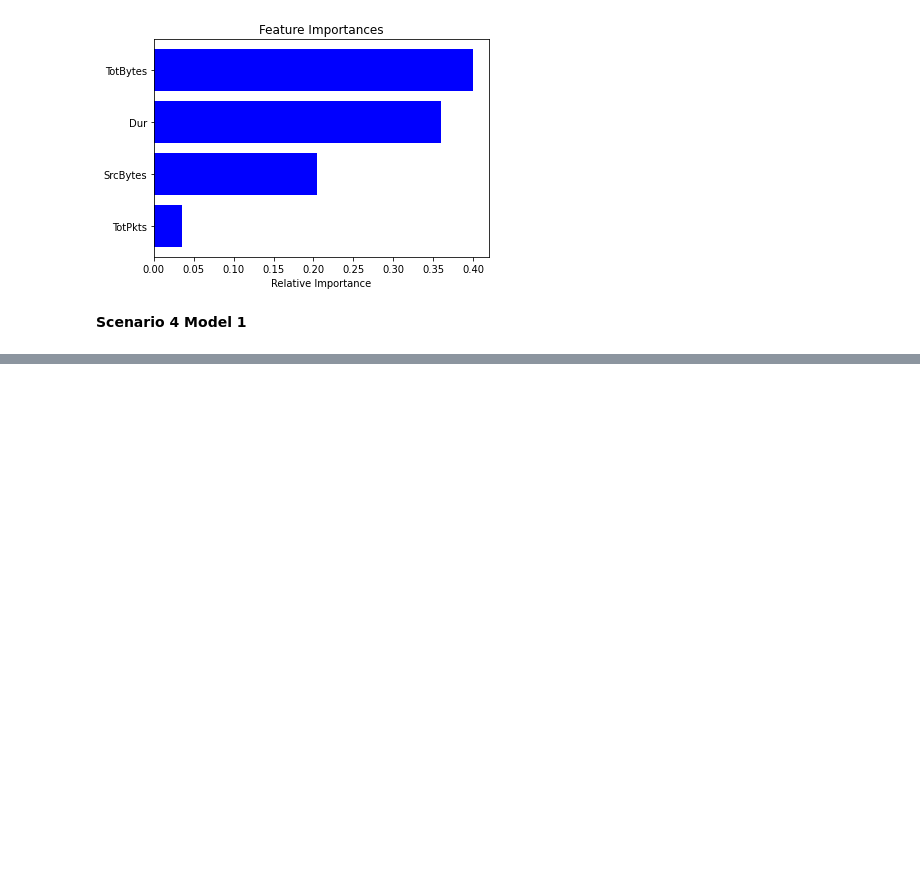
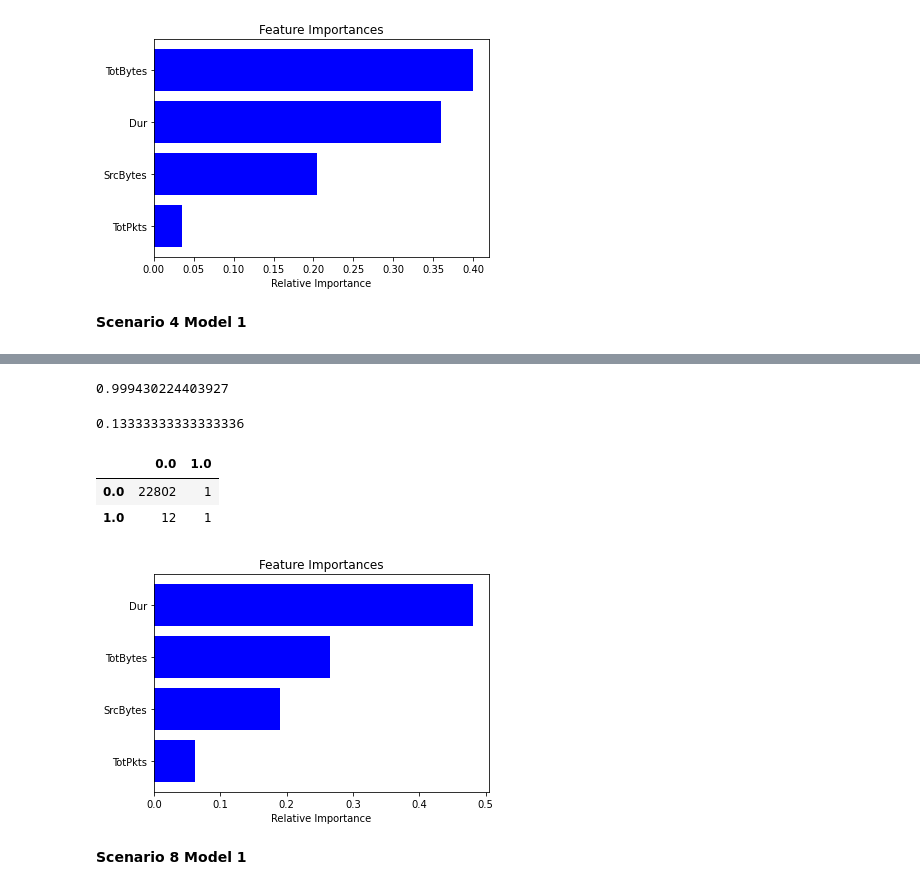
Before and after one commit to NeilCollinsMS/CTU-13-Classification, a Jupyter notebook: CTU_13_Classification_(Per_Scenario).ipynb, the cells around one changed output, grey strips where cells are left out. Saved outputs shown, nothing was run; the diff lists cells and outputs as text; code cells hidden in the pictures; blank space fills up the shorter version.

```diff
--- a/CTU_13_Classification_(Per_Scenario).ipynb
+++ b/CTU_13_Classification_(Per_Scenario).ipynb
@@ -319,0 +609,14 @@ plt.show()
+# %%
+# Break data into target and features
+y7 = scenario_7.Malicious
+features = ['Dur', 'TotPkts', 'TotBytes', 'SrcBytes']
+X7 = scenario_7[features].copy()
+
+# Break data into training and testing data (80/20 split)
+X7_train, X7_test, y7_train, y7_test, = train_test_split(X7,y7, train_size = 0.8, test_size = 0.2, random_state = 1)
+# %%
+# Generate base model
+classifier_7 = RandomForestClassifier(max_leaf_nodes = 100, random_state = 1)
+
+# Fit model to training data
+classifier_7.fit(X7_train,y7_train)
@@ -319,0 +632,34 @@ plt.show()
+# %%
+predictions7 = classifier_7.predict(X7_test)
+
+accuracy_score(y7_test, predictions7)
+# %% [output]
+0.999430224403927
+# %%
+# Very low
+f1_score(y7_test, predictions7)
+# %% [output]
+0.13333333333333336
+# %%
+# There were only 126 bidirectional maliciouss flows in scenario 7, meaning there were 63 sourced from the malicious IP, and somehow only 2 appeared in the test set.
+# I re-ran this model using a 60/40 train/test split, but it actually hurts the F1 performance. This is a candidate for five fold cross validation.
+labels7 = np.unique(y7_test)
+cm7 = confusion_matrix(y7_test, predictions7, labels=labels7)
+pd.DataFrame(cm7, index=labels7, columns=labels7)
+# %% [output]
+|  | 0.0 | 1.0 |
+| 0.0 | 22802 | 1 |
+| 1.0 | 12 | 1 |
+# %%
+importances7 = classifier_7.feature_importances_
+indices7 = np.argsort(importances7)
+
+plt.title('Feature Importances')
+plt.barh(range(len(indices7)), importances7[indices7], color='b', align='center')
+plt.yticks(range(len(indices7)), [features[i] for i in indices7])
+plt.xlabel('Relative Importance')
+plt.show()
+# %% [output]
+[figure, added]
+# %% [markdown]
+**Scenario 8 Model 1**
```
Also changed, not shown: parts of 95 cells of this notebook.
